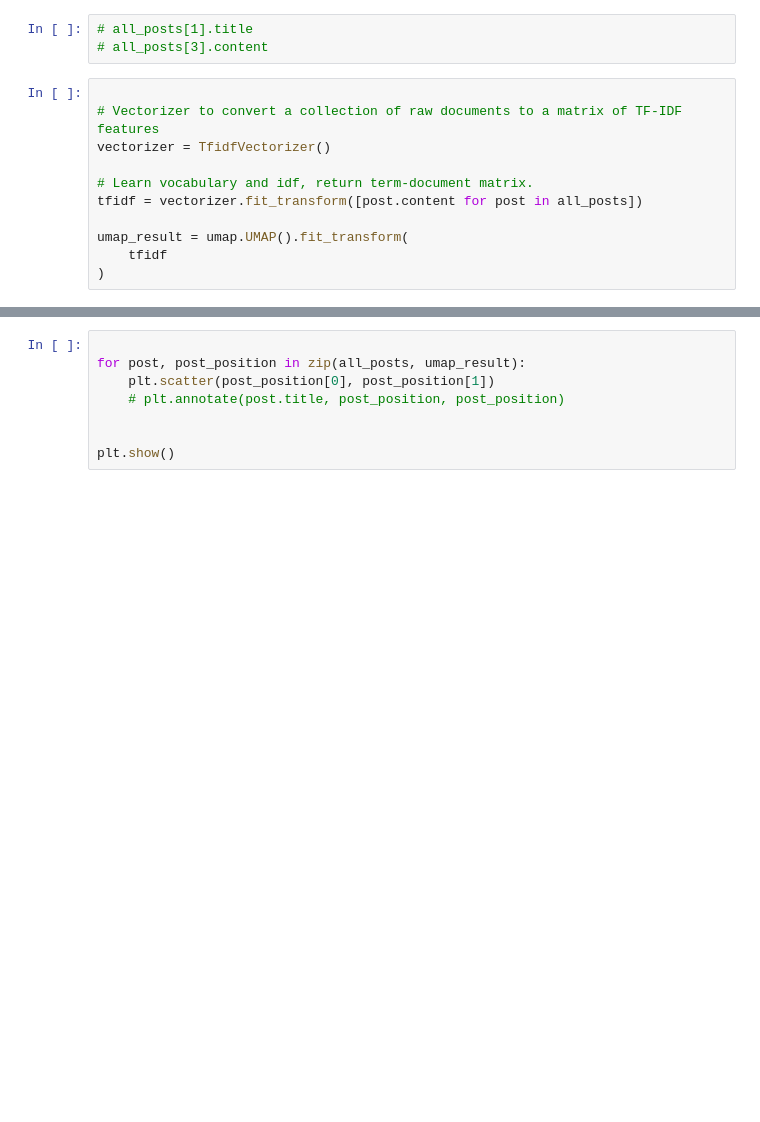
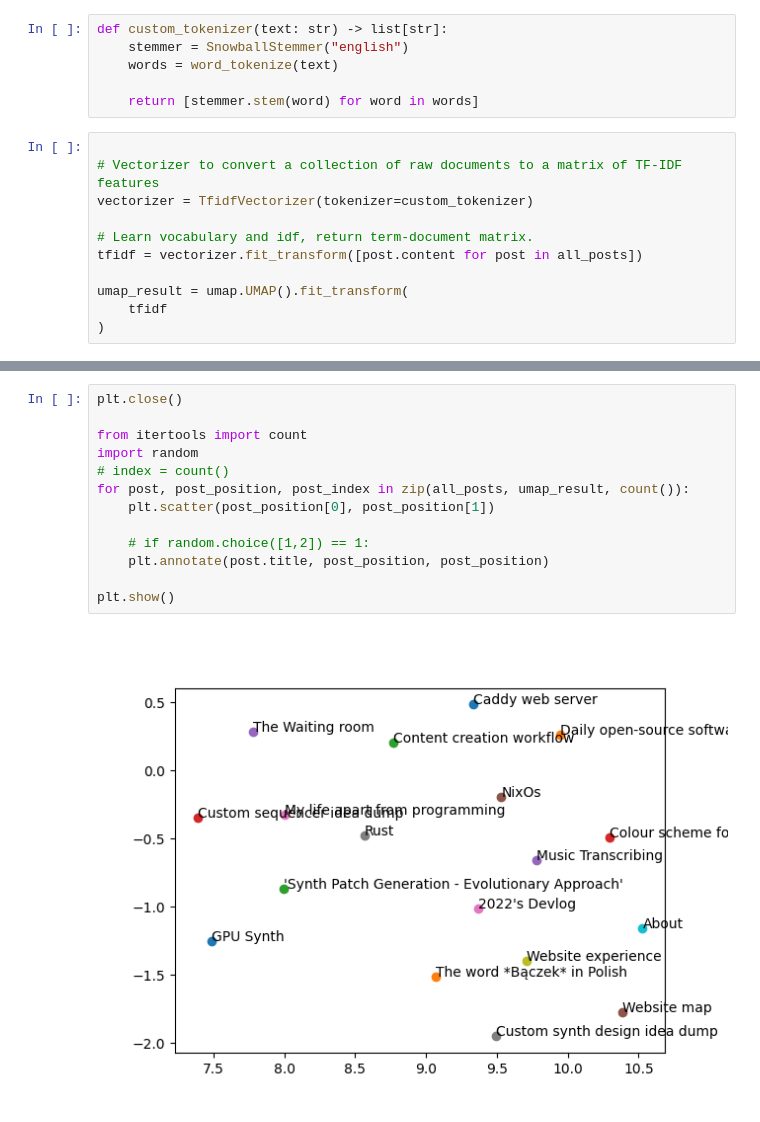
Before and after one commit to Wint3rmute/baczek.me, a Jupyter notebook: umap.ipynb, the cells around one changed output, grey strips where cells are left out. Cells and saved outputs as stored; diff of their text form; blank space fills up the shorter version.

```diff
--- a/umap.ipynb
+++ b/umap.ipynb
@@ -34,10 +32,13 @@ KeyboardInterrupt:
 # %%
-# all_posts[1].title
-# all_posts[3].content
+def custom_tokenizer(text: str) -> list[str]:
+    stemmer = SnowballStemmer("english")
+    words = word_tokenize(text)
+
+    return [stemmer.stem(word) for word in words]
 # %%
 
 # Vectorizer to convert a collection of raw documents to a matrix of TF-IDF features
-vectorizer = TfidfVectorizer()
+vectorizer = TfidfVectorizer(tokenizer=custom_tokenizer)
 
 # Learn vocabulary and idf, return term-document matrix.
 tfidf = vectorizer.fit_transform([post.content for post in all_posts])
@@ -50,8 +69,15 @@ umap_result
 # %%
+plt.close()
 
-for post, post_position in zip(all_posts, umap_result):
+from itertools import count
+import random
+# index = count()
+for post, post_position, post_index in zip(all_posts, umap_result, count()):
     plt.scatter(post_position[0], post_position[1])
-    # plt.annotate(post.title, post_position, post_position)
 
+    # if random.choice([1,2]) == 1:
+    plt.annotate(post.title, post_position, post_position)
 
 plt.show()
+# %% [output]
+[figure, added]
```
Also changed, not shown: parts of 4 cells of this notebook, 2 other files.
